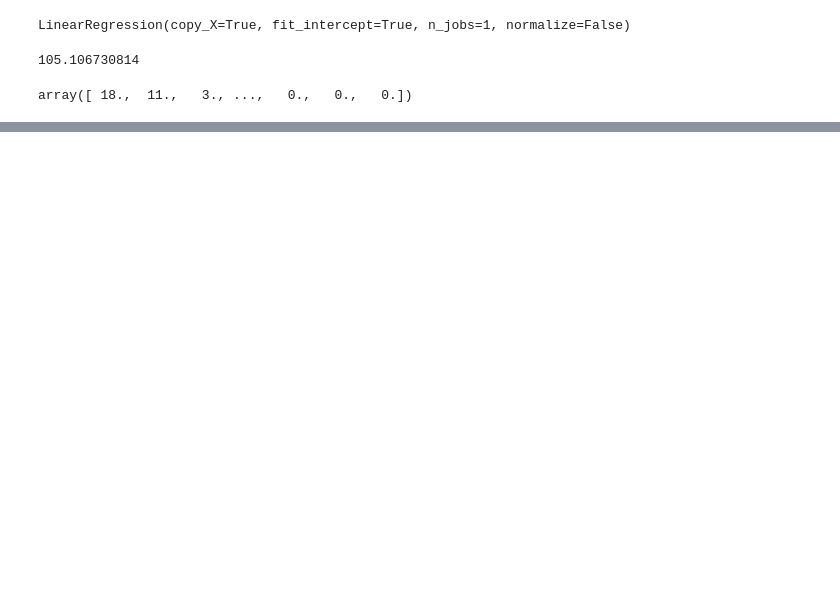
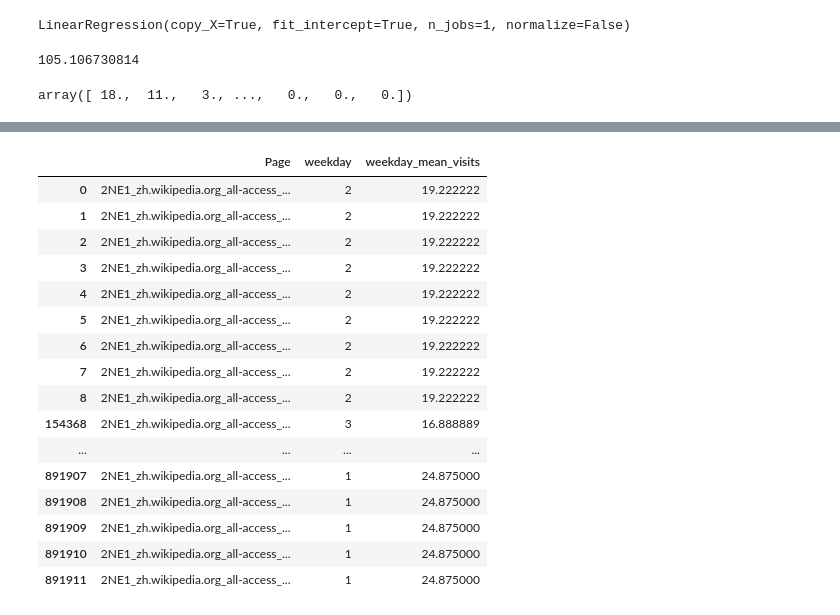
Before and after one commit to shubh24/web_traffic_prediction, a Jupyter notebook: explore.ipynb, the cells around one changed output, grey strips where cells are left out. Cells and saved outputs as stored; diff of their text form; code cells hidden in the pictures; blank space fills up the shorter version.

Commit message:
weekday aggregated visits mean in train

```diff
--- a/explore.ipynb
+++ b/explore.ipynb
@@ -105,22 +105,28 @@ def generate_train_melt(train):
 #     train_melt = get_long_stats("mean", train, train_melt, 7)
     train_melt = get_long_stats("mean", train, train_melt, 30)
     train_melt = get_long_stats("mean", train, train_melt, 60)
+    print train_melt.head()
 
 #     train_melt = get_long_stats("median", train, train_melt, 7)
     train_melt = get_long_stats("median", train, train_melt, 30)
     train_melt = get_long_stats("median", train, train_melt, 60)
+    print train_melt.head()
 
     train_melt = get_long_stats("std", train, train_melt, 30)
     train_melt = get_long_stats("std", train, train_melt, 60)
+    print train_melt.head()
 
     train_melt = get_long_stats("min", train, train_melt, 30)
     train_melt = get_long_stats("min", train, train_melt, 60)
+    print train_melt.head()
 
     train_melt = get_long_stats("max", train, train_melt, 30)
     train_melt = get_long_stats("max", train, train_melt, 60)
+    print train_melt.head()
 
     train_melt = get_long_stats("mean_overall", train, train_melt, 60)
     train_melt = get_long_stats("median_overall", train, train_melt, 60)
+    print train_melt.head()
 
 #     train_melt = get_long_stats("mean_diff", train, train_melt, 7)
 #     train_melt = get_long_stats("last_day_visits", train, train_melt)
@@ -136,19 +142,33 @@ def generate_train_melt(train):
 def get_lang_features(train_melt):
 
     train_melt = pd.merge(train_melt, pd.concat([train.Page, train.progress_apply(get_language, axis = 1)], axis = 1), on = "Page")
-    train_melt.columns = ['Page', 'date', 'visits', 'mean_30', 'mean_60', 'median_30', 'median_60', 'date_num', 'weekday', "language"]
+    train_melt.columns = ['Page', 'date', 'visits', 'mean_30', 'mean_60', 'median_30', 'median_60', 'std_30', 'std_60', 'min_30', 'min_60', 'max_30', 'max_60', 'mean_overall', 'median_overall', 'date_num', 'weekday', 'language']
 
-    lang_date_melt = train_melt[["language", "date", "mean_30", "mean_60", "median_30", "median_60"]]
+    lang_date_melt = train_melt[["language", "date", "mean_30", "mean_60", "median_30", "median_60", "min_30", "min_60", "max_30", "max_60"]]
 
     lang_feats = pd.DataFrame(lang_date_melt.groupby(["language", "date"], as_index = False).aggregate(np.mean))
-    lang_feats.columns = ["language", "date", "lang_mean_30_mean", "lang_mean_60_mean", "lang_median_30_mean", "lang_median_60_mean"]
+
+    lang_feats.columns = ["language", "date", "lang_mean_30_mean", "lang_mean_60_mean", "lang_median_30_mean", "lang_median_60_mean", "lang_min_30_mean", "lang_min_60_mean", "lang_max_30_mean", "lang_max_60_mean"]
 
     train_melt = pd.merge(train_melt, lang_feats, on = ["language", "date"])
 
     return train_melt
 
+def get_weekday_features(train_melt):
+
+    weekday_page_melt = train_melt[["weekday", "Page", "visits"]]
+
+    weekday_feats = pd.DataFrame(weekday_page_melt.groupby(["weekday", "Page"], as_index = False).aggregate(np.mean))
+
+    weekday_feats.columns = ["weekday", "Page", "weekday_mean_visits"]
+
+    train_melt = pd.merge(train_melt, weekday_feats, on = ["weekday", "Page"])
+
+    return train_melt
+
 train_melt = generate_train_melt(train)
 train_melt = get_lang_features(train_melt)
+train_melt = get_weekday_features(train_melt)
 train_melt.to_csv("train_feats.csv", index = False)
 # %%
 def get_source(row):
@@ -462,0 +477,20 @@ train.head()
+# %%
+train_melt[train_melt.Page == "2NE1_zh.wikipedia.org_all-access_spider"][["Page", "weekday", "weekday_mean_visits"]]
+# %% [output]
+|  | Page | weekday | weekday_mean_visits |
+| 0 | 2NE1_zh.wikipedia.org_all-access_... | 2 | 19.222222 |
+| 1 | 2NE1_zh.wikipedia.org_all-access_... | 2 | 19.222222 |
+| 2 | 2NE1_zh.wikipedia.org_all-access_... | 2 | 19.222222 |
+| 3 | 2NE1_zh.wikipedia.org_all-access_... | 2 | 19.222222 |
+| 4 | 2NE1_zh.wikipedia.org_all-access_... | 2 | 19.222222 |
+| 5 | 2NE1_zh.wikipedia.org_all-access_... | 2 | 19.222222 |
+| 6 | 2NE1_zh.wikipedia.org_all-access_... | 2 | 19.222222 |
+| 7 | 2NE1_zh.wikipedia.org_all-access_... | 2 | 19.222222 |
+| 8 | 2NE1_zh.wikipedia.org_all-access_... | 2 | 19.222222 |
+| 154368 | 2NE1_zh.wikipedia.org_all-access_... | 3 | 16.888889 |
+| ... | ... | ... | ... |
+| 891907 | 2NE1_zh.wikipedia.org_all-access_... | 1 | 24.875000 |
+| 891908 | 2NE1_zh.wikipedia.org_all-access_... | 1 | 24.875000 |
+| 891909 | 2NE1_zh.wikipedia.org_all-access_... | 1 | 24.875000 |
+| 891910 | 2NE1_zh.wikipedia.org_all-access_... | 1 | 24.875000 |
+| 891911 | 2NE1_zh.wikipedia.org_all-access_... | 1 | 24.875000 |
```
Also changed, not shown: parts of 6 cells of this notebook.
